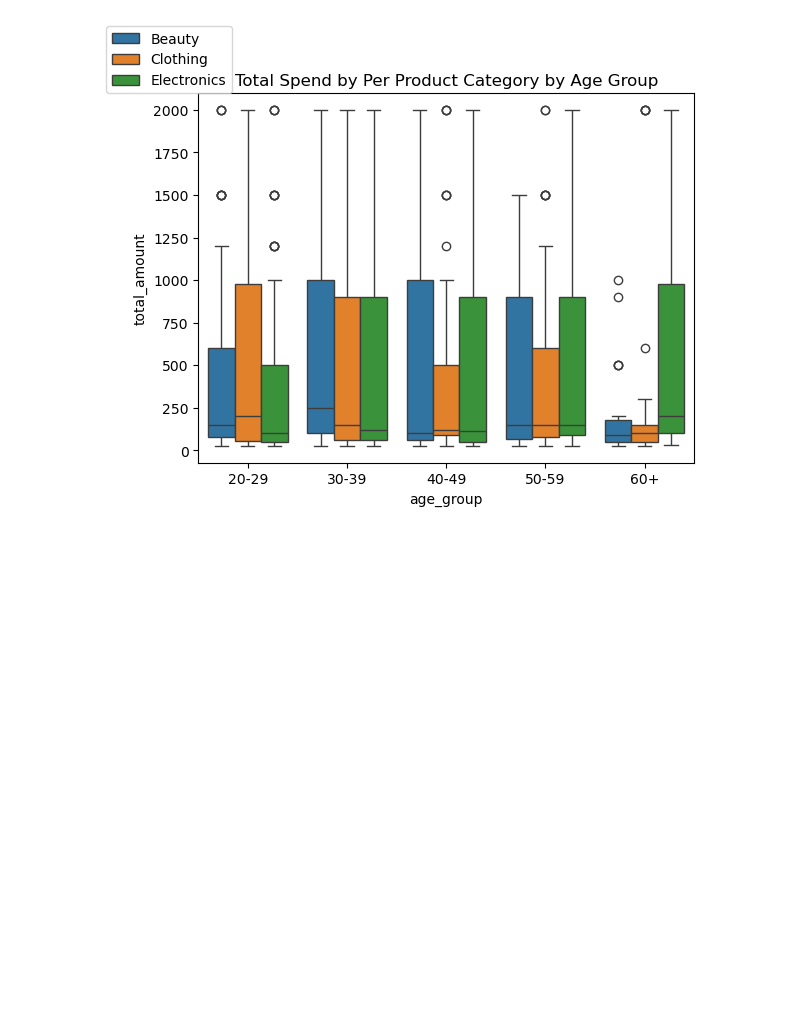
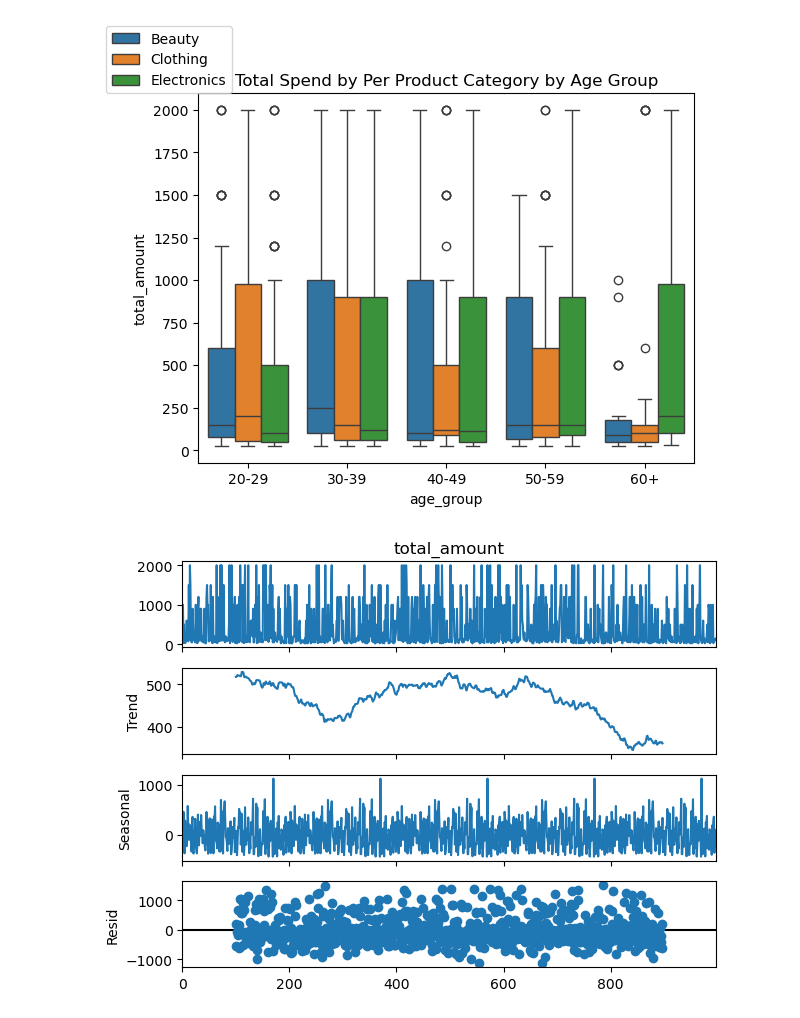
Before and after one commit to WatsonWBlair/cs667, a Jupyter notebook: Projects/EDA/data_visualization.ipynb, the cells around one changed output. Saved outputs shown, nothing was run; the diff lists cells and outputs as text; code cells hidden in the pictures; blank space fills up the shorter version.

```diff
--- a/Projects/EDA/data_visualization.ipynb
+++ b/Projects/EDA/data_visualization.ipynb
@@ -158,3 +160,8 @@ plt.legend(loc='upper left', bbox_to_anchor=(-0.2, 1.2))
 plt.show()
 # %% [output]
 [figure]
+# %%
+res = sm.tsa.seasonal_decompose(processedData['total_amount'], period=200)
+resplot = res.plot()
+# %% [output]
+[figure, added]
```
Also changed, not shown: parts of 6 cells of this notebook.
